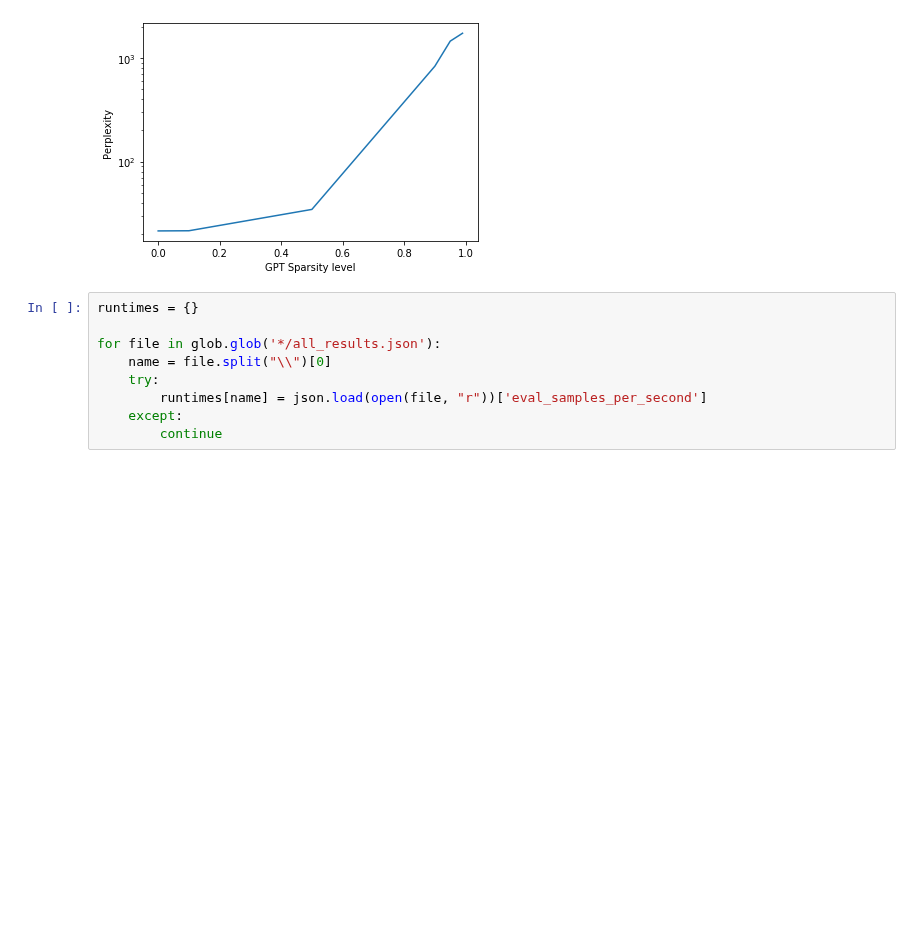
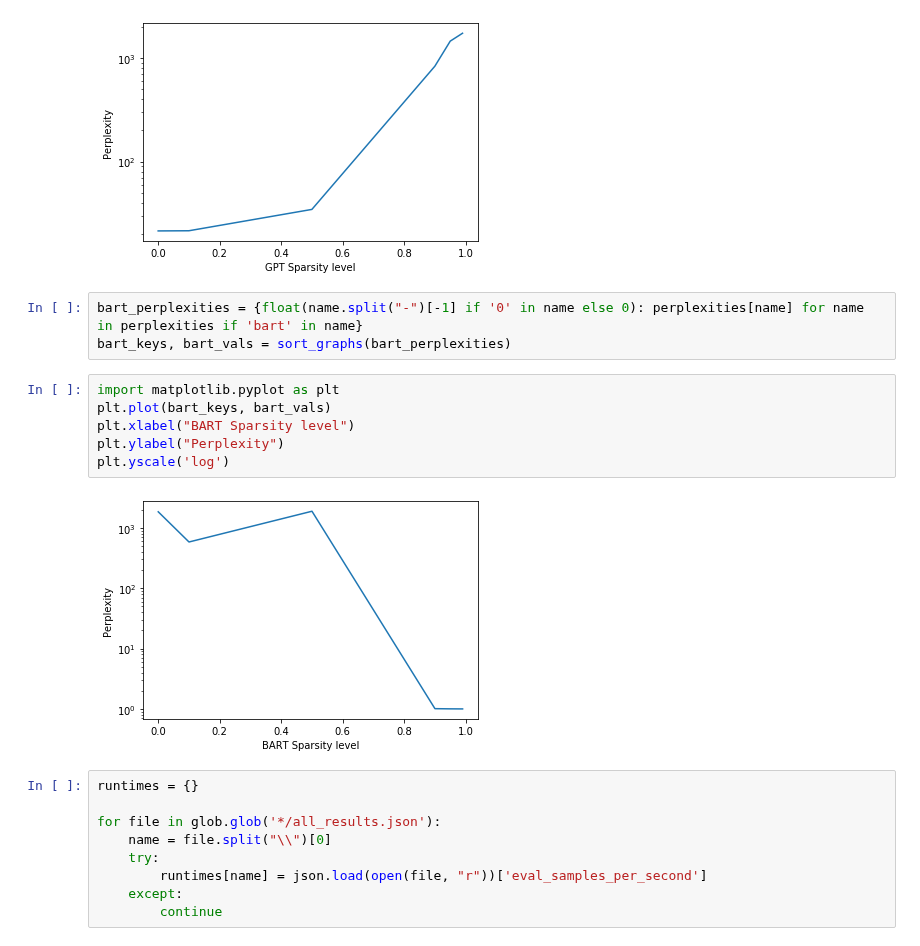
Before and after one commit to Oaklight/llm-sparsification-release, a Jupyter notebook: generate_plots.ipynb, the cells around one changed output. Cells and saved outputs as stored; diff of their text form; blank space fills up the shorter version.

```diff
--- a/generate_plots.ipynb
+++ b/generate_plots.ipynb
@@ -58,6 +58,17 @@ plt.ylabel("Perplexity")
 plt.yscale('log')
 # %% [output]
 [figure]
+# %%
+bart_perplexities = {float(name.split("-")[-1] if '0' in name else 0): perplexities[name] for name in perplexities if 'bart' in name}
+bart_keys, bart_vals = sort_graphs(bart_perplexities)
+# %%
+import matplotlib.pyplot as plt
+plt.plot(bart_keys, bart_vals)
+plt.xlabel("BART Sparsity level")
+plt.ylabel("Perplexity")
+plt.yscale('log')
+# %% [output]
+[figure, added]
 # %%
 runtimes = {}
 
```
Also changed, not shown: parts of 16 cells of this notebook, 2 other files.
